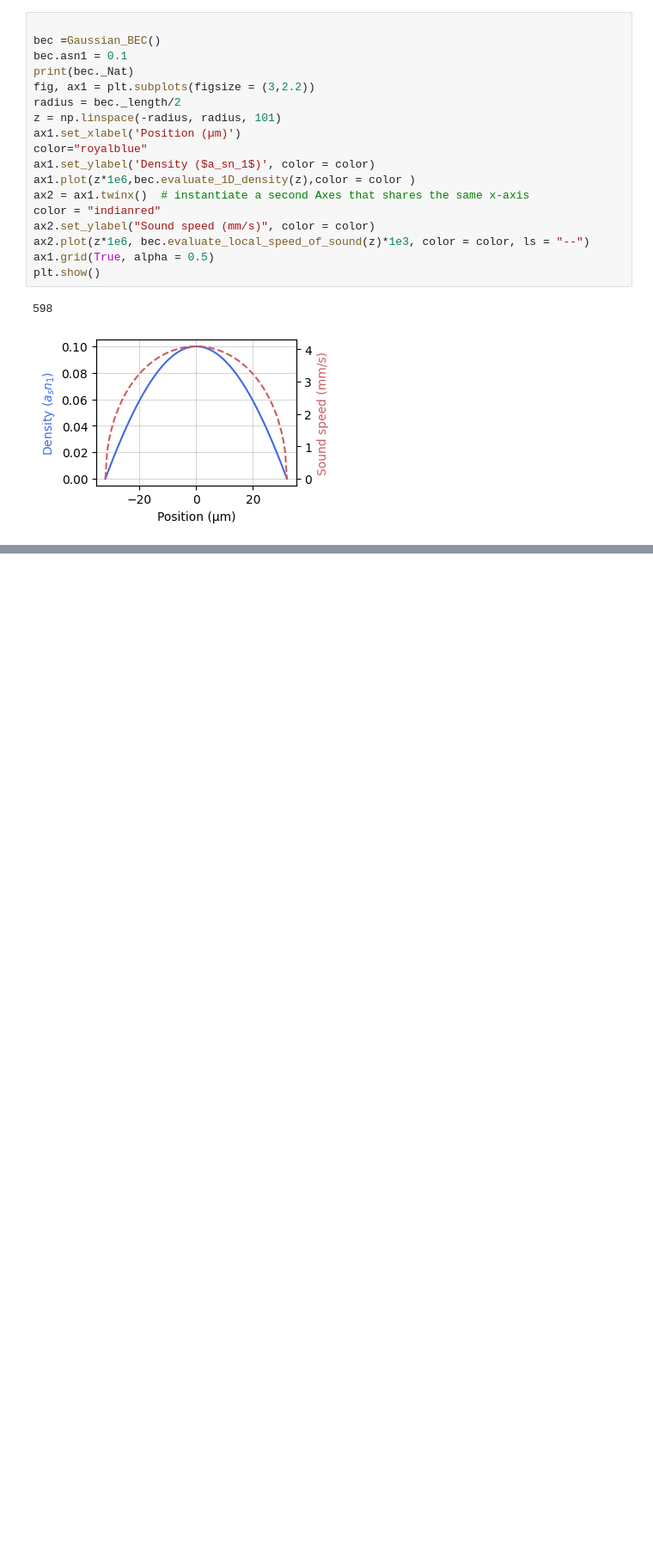
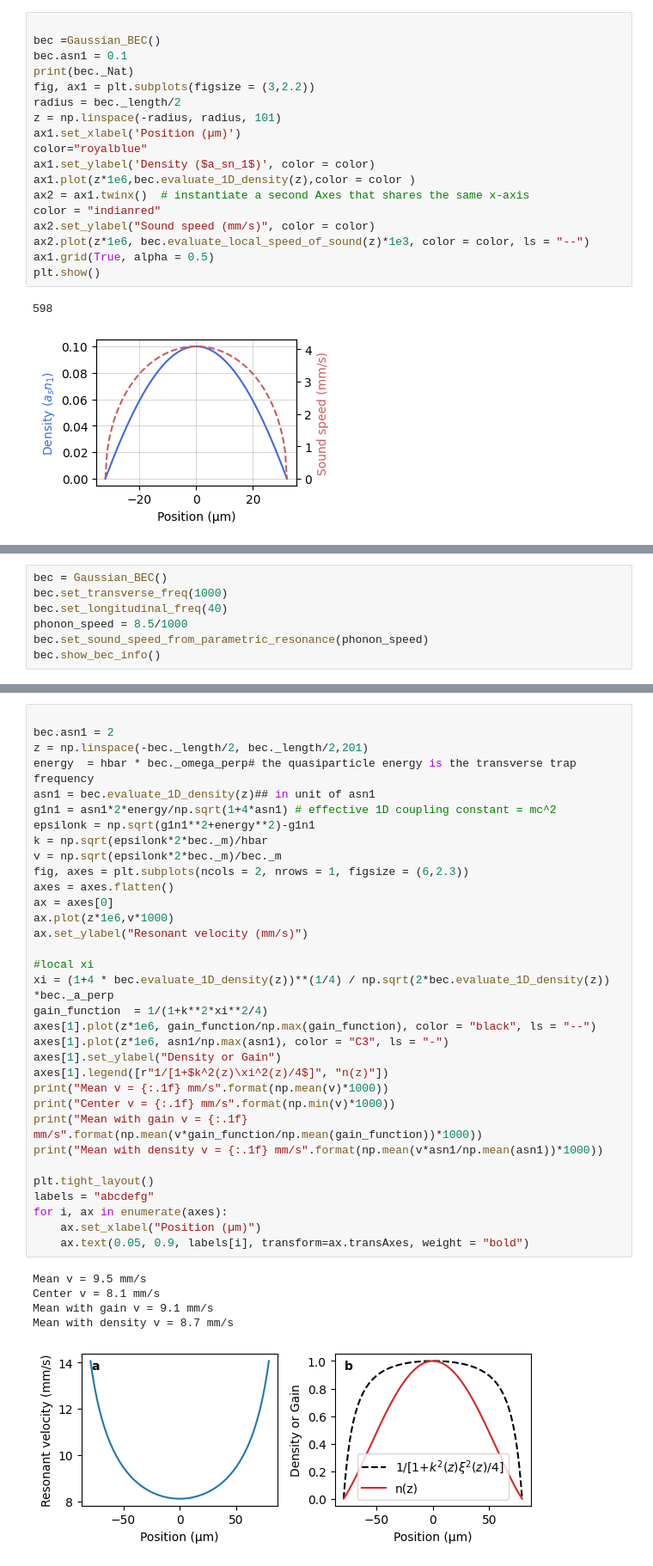
Before and after one commit to quantumatomoptic/heliumtools, a Jupyter notebook: heliumtools/exemples/BEC_class.ipynb, the cells around one changed output, grey strips where cells are left out. Shown: that part at 86% size. Saved outputs shown, nothing was run; the diff lists cells and outputs as text; blank space fills up the shorter version.

```diff
--- a/heliumtools/exemples/BEC_class.ipynb
+++ b/heliumtools/exemples/BEC_class.ipynb
@@ -255,0 +258,7 @@ plt.show()
+# %%
+bec = Gaussian_BEC()
+bec.set_transverse_freq(1000)
+bec.set_longitudinal_freq(40)
+phonon_speed = 8.5/1000
+bec.set_sound_speed_from_parametric_resonance(phonon_speed)
+bec.show_bec_info()
@@ -255,0 +278,39 @@ plt.show()
+# %%
+
+bec.asn1 = 2
+z = np.linspace(-bec._length/2, bec._length/2,201)
+energy  = hbar * bec._omega_perp# the quasiparticle energy is the transverse trap frequency
+asn1 = bec.evaluate_1D_density(z)## in unit of asn1
+g1n1 = asn1*2*energy/np.sqrt(1+4*asn1) # effective 1D coupling constant = mc^2
+epsilonk = np.sqrt(g1n1**2+energy**2)-g1n1
+k = np.sqrt(epsilonk*2*bec._m)/hbar
+v = np.sqrt(epsilonk*2*bec._m)/bec._m
+fig, axes = plt.subplots(ncols = 2, nrows = 1, figsize = (6,2.3))
+axes = axes.flatten()
+ax = axes[0]
+ax.plot(z*1e6,v*1000)
+ax.set_ylabel("Resonant velocity (mm/s)")
+
+#local xi
+xi = (1+4 * bec.evaluate_1D_density(z))**(1/4) / np.sqrt(2*bec.evaluate_1D_density(z)) *bec._a_perp
+gain_function  = 1/(1+k**2*xi**2/4)
+axes[1].plot(z*1e6, gain_function/np.max(gain_function), color = "black", ls = "--")
+axes[1].plot(z*1e6, asn1/np.max(asn1), color = "C3", ls = "-")
+axes[1].set_ylabel("Density or Gain")
+axes[1].legend([r"1/[1+$k^2(z)\xi^2(z)/4$]", "n(z)"])
+print("Mean v = {:.1f} mm/s".format(np.mean(v)*1000))
+print("Center v = {:.1f} mm/s".format(np.min(v)*1000))
+print("Mean with gain v = {:.1f} mm/s".format(np.mean(v*gain_function/np.mean(gain_function))*1000))
+print("Mean with density v = {:.1f} mm/s".format(np.mean(v*asn1/np.mean(asn1))*1000))
+
+plt.tight_layout()
+labels = "abcdefg"
+for i, ax in enumerate(axes):
+    ax.set_xlabel("Position (µm)")
+    ax.text(0.05, 0.9, labels[i], transform=ax.transAxes, weight = "bold")
+# %% [output]
+Mean v = 9.5 mm/s
+Center v = 8.1 mm/s
+Mean with gain v = 9.1 mm/s
+Mean with density v = 8.7 mm/s
+[figure, added]
```
Also changed, not shown: parts of 10 cells of this notebook, 1 other file.
